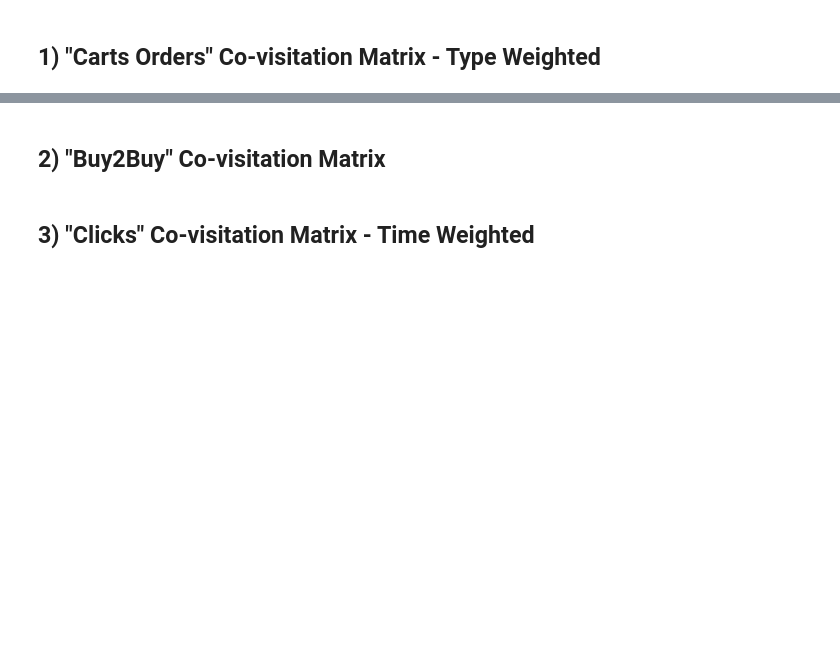
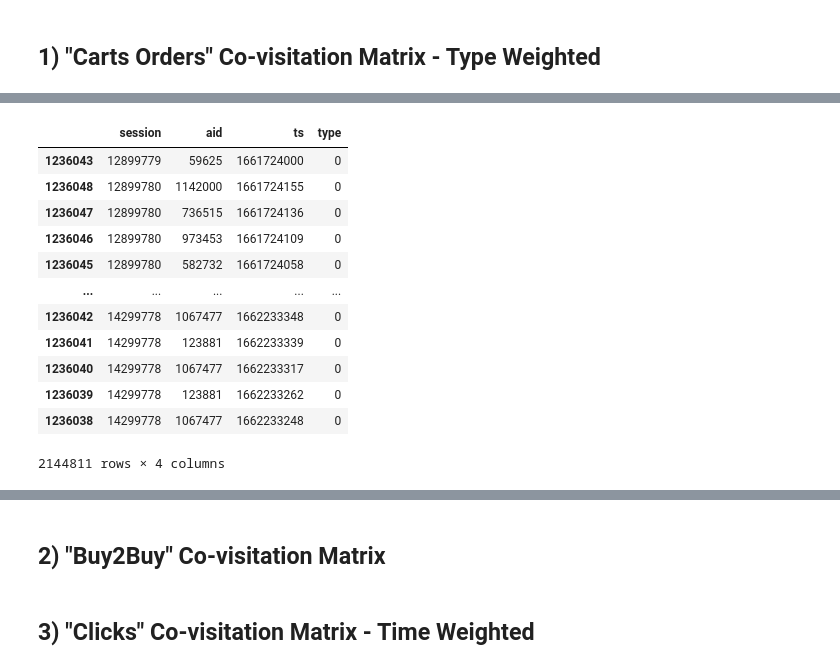
Before and after one commit to hmzhan/otto, a Jupyter notebook: candidate-rerank-model-lb-0-575.ipynb, the cells around one changed output, grey strips where cells are left out. Cells and saved outputs as stored; diff of their text form; code cells hidden in the pictures; blank space fills up the shorter version.

```diff
--- a/candidate-rerank-model-lb-0-575.ipynb
+++ b/candidate-rerank-model-lb-0-575.ipynb
@@ -121,2 +157,19 @@ data_cache['../input/otto-chunk-data-inparquet-format/test_parquet/000200000_000
+# %%
+df = df.sort_values(['session','ts'],ascending=[True,False])
+df
+# %% [output]
+|  | session | aid | ts | type |
+| 1236043 | 12899779 | 59625 | 1661724000 | 0 |
+| 1236048 | 12899780 | 1142000 | 1661724155 | 0 |
+| 1236047 | 12899780 | 736515 | 1661724136 | 0 |
+| 1236046 | 12899780 | 973453 | 1661724109 | 0 |
+| 1236045 | 12899780 | 582732 | 1661724058 | 0 |
+| ... | ... | ... | ... | ... |
+| 1236042 | 14299778 | 1067477 | 1662233348 | 0 |
+| 1236041 | 14299778 | 123881 | 1662233339 | 0 |
+| 1236040 | 14299778 | 1067477 | 1662233317 | 0 |
+| 1236039 | 14299778 | 123881 | 1662233262 | 0 |
+| 1236038 | 14299778 | 1067477 | 1662233248 | 0 |
+2144811 rows × 4 columns
 # %%
 %%time
```
Also changed, not shown: parts of 6 cells of this notebook.
